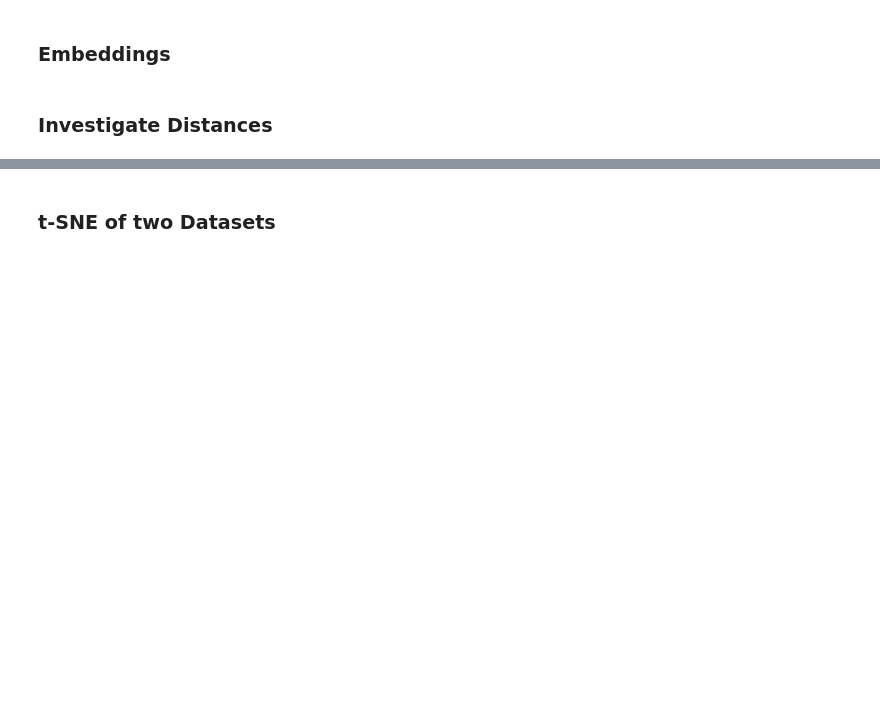
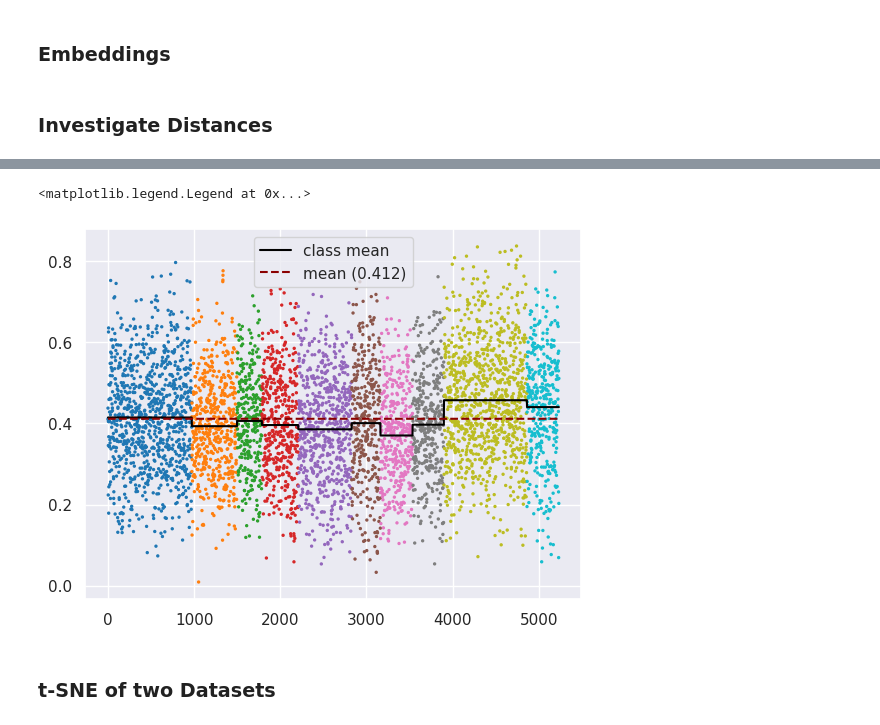
Before and after one commit to Thomas-Gottwald/SupContrastShape, a Jupyter notebook: validation_distances.ipynb, the cells around one changed output, grey strips where cells are left out. Saved outputs shown, nothing was run; the diff lists cells and outputs as text; code cells hidden in the pictures; blank space fills up the shorter version.

```diff
--- a/validation_distances.ipynb
+++ b/validation_distances.ipynb
@@ -275,3 +312,17 @@ else:
+# %%
+distances_embeddings_roll = 1-torch.nn.functional.cosine_similarity(torch.tensor(embedding_1), torch.tensor(embedding_2).roll(1, dims=0))
+df_roll = pd.DataFrame.from_dict({'dist': distances_embeddings_roll, 'label': class_labels})
+df_roll['mean'] = len(df_roll)*[df_roll['dist'].mean()]
+df_roll['class_mean'] = df_roll.groupby('label').mean()['dist'].repeat(df_roll.groupby('label').count().values[:,0]).values
+df_roll['index'] = df_roll.index
+
+plt.scatter(np.arange(len(class_labels)), distances_embeddings_roll, s=2, c=class_labels, cmap='tab10')
+df_roll['class_mean'].plot(c='black', label="class mean")
+df_roll['mean'].plot(c='darkred', linestyle='--', label=f"mean ({df_roll['mean'][0]:.3f})")
+plt.legend()
+# %% [output]
+<matplotlib.legend.Legend at 0x...>
+[figure, added]
 # %% [markdown]
 ### t-SNE of two Datasets
 # %%
```
Also changed, not shown: parts of 2 cells of this notebook, 3 other files.
